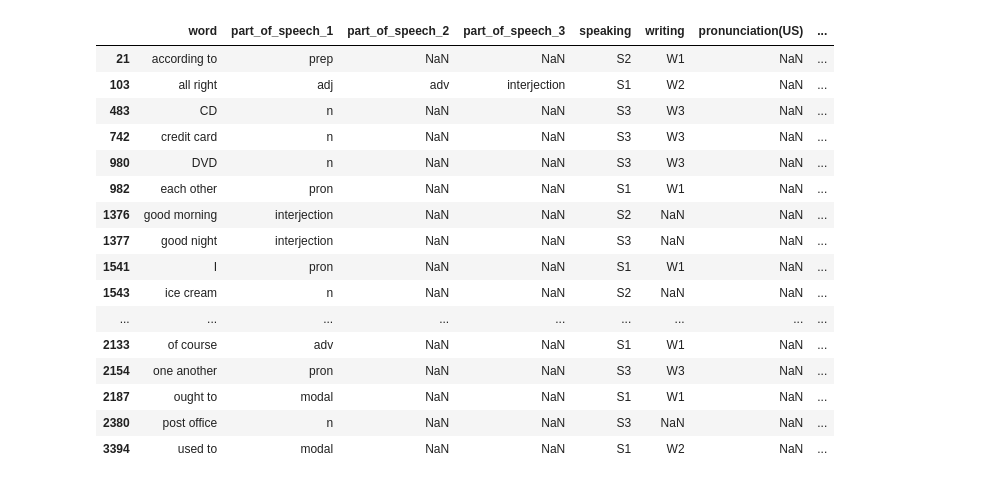
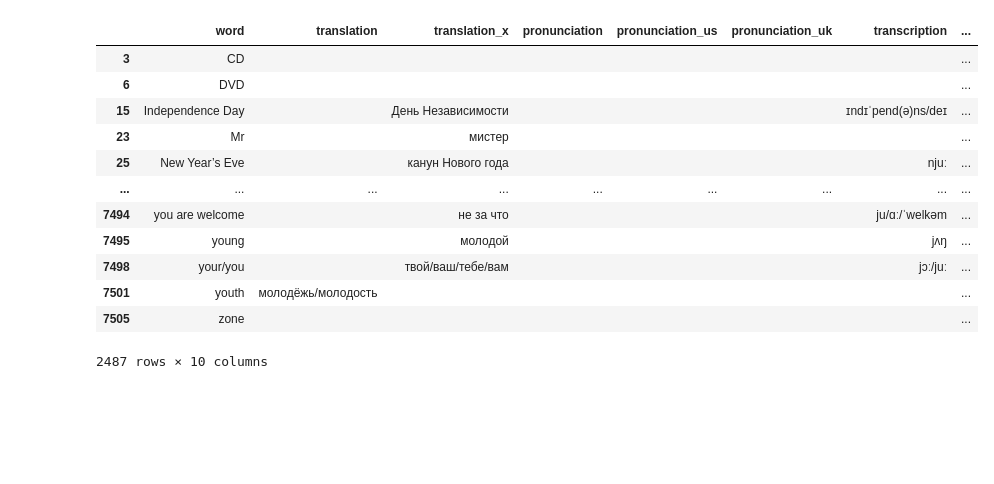
Before and after one commit to AlbertFarhutdinov/words_tutor, a Jupyter notebook: longman_list/longman_list.ipynb, the cells around one changed output. Saved outputs shown, nothing was run; the diff lists cells and outputs as text; code cells hidden in the pictures; blank space fills up the shorter version.

Commit message:
updated raw_data.csv

```diff
--- a/longman_list/longman_list.ipynb
+++ b/longman_list/longman_list.ipynb
@@ -6,9 +6,6 @@ import numpy as np
 import pandas as pd
 import requests
 # %%
-dataframe = pd.read_csv(
-    'longman_list_3000.csv',
-    sep=';',
-)
+dataframe = pd.read_csv('../raw_data.csv').fillna('')
 dataframe
 # %% [output]
@@ -28,19 +25,19 @@ dataframe
 # %%
 start = datetime.now()
 
-for i in dataframe.index:
+for i in dataframe[~dataframe[['pronunciation', 'pronunciation_us', 'pronunciation_uk']].any(axis=1)].index:
     word = dataframe.loc[i, 'word']
     try:
         page = requests.get(f'https://wooordhunt.ru/word/{word}')
         soup = BeautifulSoup(page.text, 'html.parser')
         transcriptions = soup.find_all(class_='transcription')
         if len(transcriptions) == 2:
-            dataframe.loc[i, 'pronunciation(US)'] = transcriptions[0].text[2:-1]
-            dataframe.loc[i, 'pronunciation(UK)'] = transcriptions[1].text[2:-1]
+            dataframe.loc[i, 'pronunciation_us'] = transcriptions[0].text[2:-1]
+            dataframe.loc[i, 'pronunciation_uk'] = transcriptions[1].text[2:-1]
             print(f'{i + 1} / {dataframe.shape[0]}: {word}')
         elif len(transcriptions) == 4:
-            dataframe.loc[i, 'pronunciation(US)'] = f'{transcriptions[0].text[2:-1]} (strong), {transcriptions[1].text[2:-1]} (weak)'
-            dataframe.loc[i, 'pronunciation(UK)'] = f'{transcriptions[2].text[2:-1]} (strong), {transcriptions[3].text[2:-1]} (weak)'
+            dataframe.loc[i, 'pronunciation_us'] = f'{transcriptions[0].text[2:-1]} (strong), {transcriptions[1].text[2:-1]} (weak)'
+            dataframe.loc[i, 'pronunciation_uk'] = f'{transcriptions[2].text[2:-1]} (strong), {transcriptions[3].text[2:-1]} (weak)'
             print(f'{i + 1} / {dataframe.shape[0]}: {word}')
         else:
             print(transcriptions)
@@ -85,0 +73,5 @@ dataframe
+# %%
+is_equal = dataframe.pronunciation_us == dataframe.pronunciation_uk
+dataframe.loc[is_equal, 'pronunciation'] = dataframe.loc[is_equal, 'pronunciation_uk']
+dataframe.loc[is_equal, ['pronunciation_uk', 'pronunciation_us']] = ''
+dataframe
@@ -86,20 +94,16 @@ dataframe
 # %%
-dataframe[dataframe['pronunciation(UK)'].isna()]
+dataframe[~dataframe[['pronunciation', 'pronunciation_us', 'pronunciation_uk']].any(axis=1)]
 # %% [output]
-|  | word | part_of_speech_1 | part_of_speech_2 | part_of_speech_3 | speaking | writing | pronunciation(US) | ... |
-| 21 | according to | prep | NaN | NaN | S2 | W1 | NaN | ... |
-| 103 | all right | adj | adv | interjection | S1 | W2 | NaN | ... |
-| 483 | CD | n | NaN | NaN | S3 | W3 | NaN | ... |
-| 742 | credit card | n | NaN | NaN | S3 | W3 | NaN | ... |
-| 980 | DVD | n | NaN | NaN | S3 | W3 | NaN | ... |
-| 982 | each other | pron | NaN | NaN | S1 | W1 | NaN | ... |
-| 1376 | good morning | interjection | NaN | NaN | S2 | NaN | NaN | ... |
-| 1377 | good night | interjection | NaN | NaN | S3 | NaN | NaN | ... |
-| 1541 | I | pron | NaN | NaN | S1 | W1 | NaN | ... |
-| 1543 | ice cream | n | NaN | NaN | S2 | NaN | NaN | ... |
+|  | word | translation | translation_x | pronunciation | pronunciation_us | pronunciation_uk | transcription | ... |
+| 3 | CD |  |  |  |  |  |  | ... |
+| 6 | DVD |  |  |  |  |  |  | ... |
+| 15 | Independence Day |  | День Независимости |  |  |  | ɪndɪˈpend(ə)ns/deɪ | ... |
+| 23 | Mr |  | мистер |  |  |  |  | ... |
+| 25 | New Year’s Eve |  | канун Нового года |  |  |  | njuː | ... |
 | ... | ... | ... | ... | ... | ... | ... | ... | ... |
-| 2133 | of course | adv | NaN | NaN | S1 | W1 | NaN | ... |
-| 2154 | one another | pron | NaN | NaN | S3 | W3 | NaN | ... |
-| 2187 | ought to | modal | NaN | NaN | S1 | W1 | NaN | ... |
-| 2380 | post office | n | NaN | NaN | S3 | NaN | NaN | ... |
-| 3394 | used to | modal | NaN | NaN | S1 | W2 | NaN | ... |
+| 7494 | you are welcome |  | не за что |  |  |  | ju/ɑː/ˈwelkəm | ... |
+| 7495 | young |  | молодой |  |  |  | jʌŋ | ... |
+| 7498 | your/you |  | твой/ваш/тебе/вам |  |  |  | jɔː/juː | ... |
+| 7501 | youth | молодёжь/молодость |  |  |  |  |  | ... |
+| 7505 | zone |  |  |  |  |  |  | ... |
+2487 rows × 10 columns
```
Also changed, not shown: parts of 6 cells of this notebook, 6 other files.
